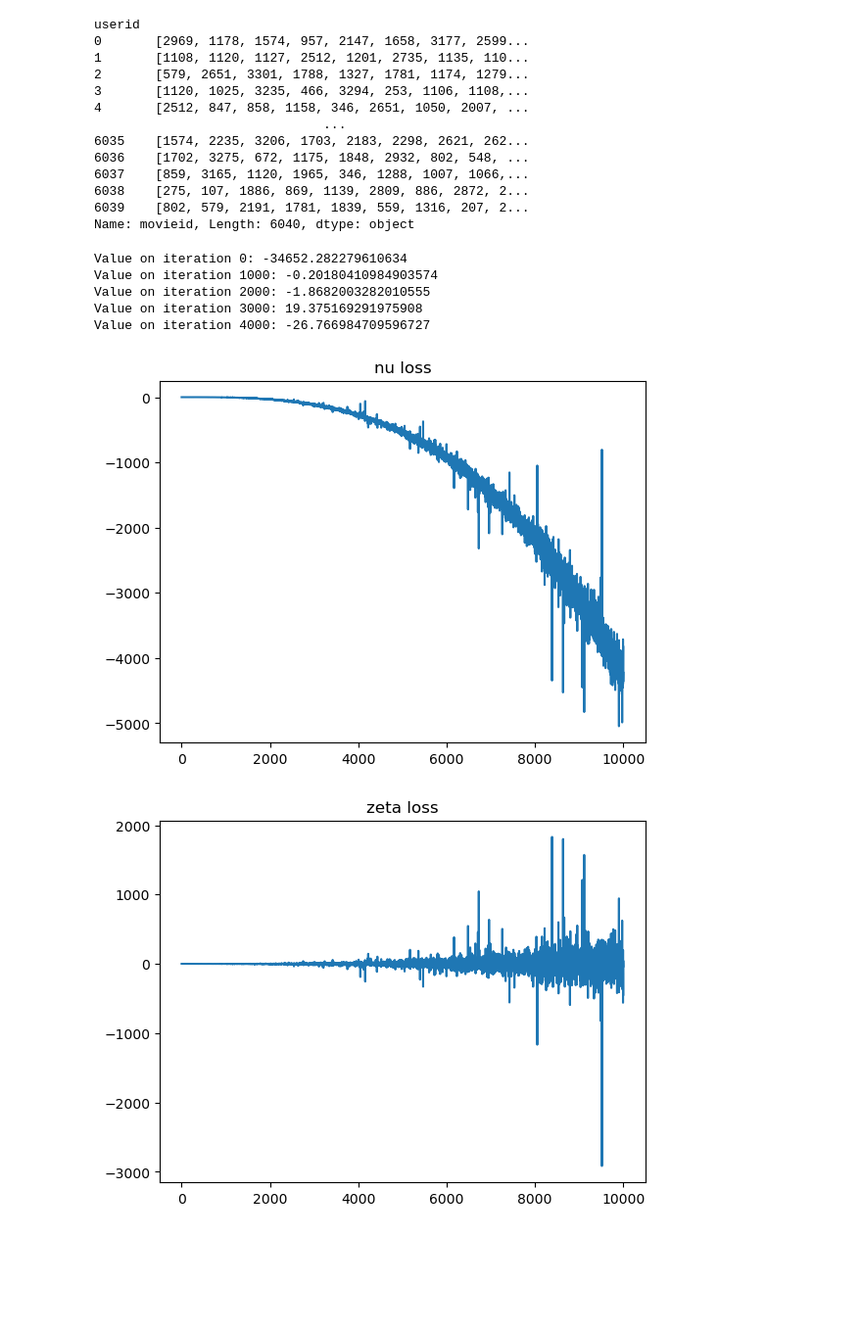
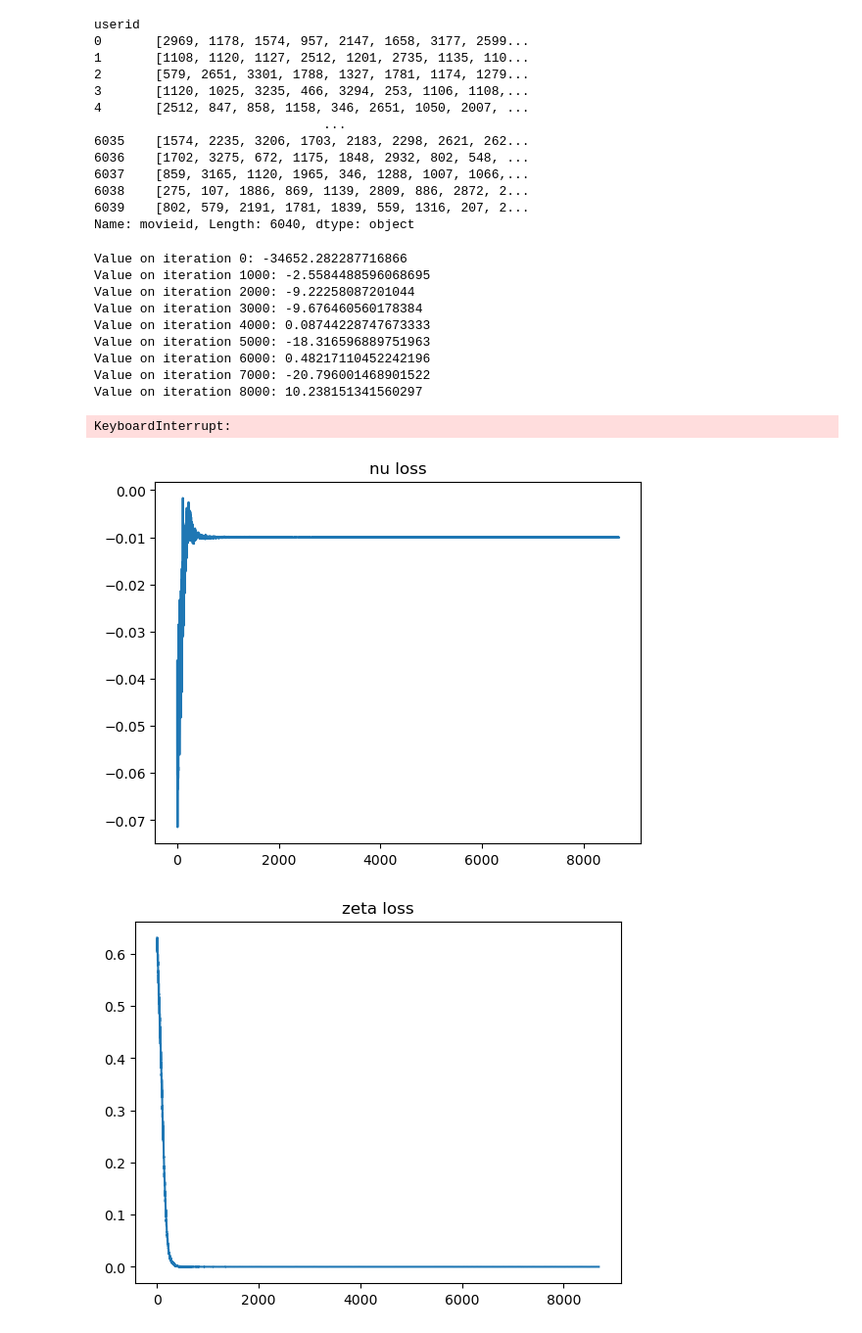
Before and after one commit to Blinkop/Dice-RL, a Jupyter notebook: example_v2.ipynb, the cells around one changed output. Shown at 98% size. Drawn from its saved outputs; the diff is of its cells as text; code cells hidden in the pictures; blank space fills up the shorter version.

Commit message:
all dice variants + value network output activation

```diff
--- a/example_v2.ipynb
+++ b/example_v2.ipynb
@@ -17,15 +17,15 @@ from data import MovieLensBasicMDP, transform_indices
 import matplotlib.pyplot as plt
 # %%
 RANDOM_SEED = 12
-DEVICE = torch.device('cuda:1')
+DEVICE = torch.device('cuda:3')
 BATCH_SIZE = 2
 NUM_SAMPLES = 8192
 NUM_ITER = 10000
 EVAL_ITER = 1000
 
 ZETA_POS = False # squared output of zeta(s,a)                  (used in GenDICE, BestDice)
-ZETA_REWARD = False # whether include the reward in loss or not (used in MQL, BestDICE)
-NORM_REGULARIZER = 0.0 # use lambda or not (not supported yet)  (used in GenDICE, GradientDICE, BestDICE)
+ZERO_REWARD = False # whether include the reward in loss or not (used in MQL, BestDICE)
+NORM_REGULARIZER = 0.0 # use lambda or not                      (used in GenDICE, GradientDICE, BestDICE)
 PRIMAL_REGULARIZER = 0.0 # alpha_Q                              (used in GenDICE, GradientDICE)
 DUAL_REGULARIZER = 1.0 # alpha_zeta                             (used in DualDICE, BestDICE)
 
@@ -107,26 +107,26 @@ loader = DataLoader(
     generator=loader_generator
 )
 # %%
-policy = RandomPolicy(
-    num_actions=NUM_ITEMS,
+# policy = RandomPolicy(
+#     num_actions=NUM_ITEMS,
+#     device=DEVICE,
+#     name='random',
+#     seed=RANDOM_SEED
+# )
+
+policy = PopularRandomPolicy(
+    items_count=ITEMS_COUNT,
     device=DEVICE,
-    name='random',
+    name='pop_random',
     seed=RANDOM_SEED
 )
-
-# policy = PopularRandomPolicy(
-#     items_count=ITEMS_COUNT,
-#     device=DEVICE,
-#     name='pop_random',
-#     seed=RANDOM_SEED
-# )
 # %%
 nu = ValueNetwork(
     num_layers=2,
     state_dim=NUM_ITEMS,
     action_dim=NUM_ITEMS,
     hidden_dim=64,
-    squared_output=False,
+    output_activation=torch.nn.Tanh,
     seed=RANDOM_SEED
 )
 nu = nu.to(DEVICE)
@@ -136,7 +136,7 @@ zeta = ValueNetwork(
     state_dim=NUM_ITEMS,
     action_dim=NUM_ITEMS,
     hidden_dim=64,
-    squared_output=ZETA_POS,
+    output_activation=SquaredActivation if ZETA_POS else None,
     seed=RANDOM_SEED+1
 )
 zeta = zeta.to(DEVICE)
@@ -152,7 +152,7 @@ dice = NeuralDice(
     lambda_lr=NU_LR,
     num_actions=NUM_ITEMS,
     gamma=GAMMA,
-    zero_reward=ZETA_REWARD,
+    zero_reward=ZERO_REWARD,
     f_exponent=1.5,
     primal_form=False,
     num_action_samples=None, # number of action samples used in Q expectation
@@ -183,6 +183,7 @@ def estimate_policy(data: MovieLensBasicMDP):
 # %%
 nu_losses = []
 zeta_losses = []
+lambda_losses = []
 values = []
 
 i = 0
@@ -192,9 +193,10 @@ for batch in loader:
 
     batch = [b.to(DEVICE) for b in batch]
 
-    nu_loss, zeta_loss = dice.train_batch(batch=batch, policy=policy)
+    nu_loss, zeta_loss, lambda_loss = dice.train_batch(batch=batch, policy=policy)
     nu_losses.append(nu_loss)
     zeta_losses.append(zeta_loss)
+    lambda_losses.append(lambda_loss)
 
     if i % EVAL_ITER  == 0 or i == (NUM_ITER - 1):
         value = estimate_policy(data=dataset)
@@ -202,27 +204,33 @@ for batch in loader:
         values.append(value)
 
     i += 1
-
-# Value on iteration 9999: 400.99662471562624 (random)
-# Value on iteration 9999: 593.9174272567034 (poprandom)
 # %% [output]
-Value on iteration 0: -34652.282279610634
-Value on iteration 1000: -0.20180410984903574
-Value on iteration 2000: -1.8682003282010555
-Value on iteration 3000: 19.375169291975908
-Value on iteration 4000: -26.766984709596727
+Value on iteration 0: -34652.282287716866
+Value on iteration 1000: -2.5584488596068695
+Value on iteration 2000: -9.22258087201044
+Value on iteration 3000: -9.676460560178384
+Value on iteration 4000: 0.08744228747673333
+Value on iteration 5000: -18.316596889751963
+Value on iteration 6000: 0.48217110452242196
+Value on iteration 7000: -20.796001468901522
+Value on iteration 8000: 10.238151341560297
+KeyboardInterrupt:
 # %%
 plt.plot(nu_losses)
 plt.title('nu loss')
 plt.show()
 
 plt.plot(zeta_losses)
 plt.title('zeta loss')
 plt.show()
 
+plt.plot(lambda_losses)
+plt.title('lambda loss')
+plt.show()
+
 plt.plot(values)
 plt.title('values')
 plt.show()
 # %% [output]
-[figure, old version]
+[figure, new version]
-[figure, old version]
+[figure, new version]
```
Also changed, not shown: parts of 2 cells of this notebook, 1 other file.
